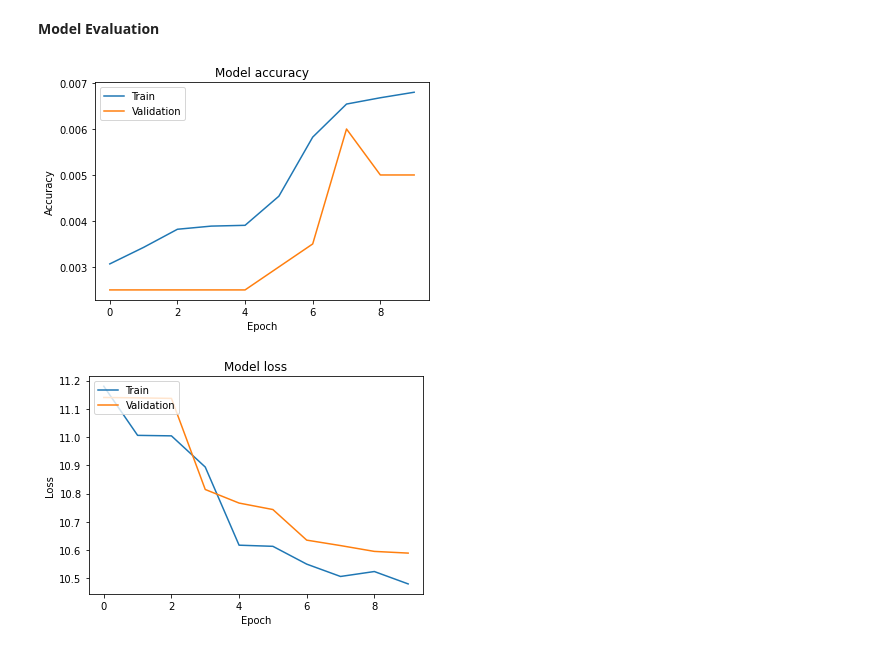
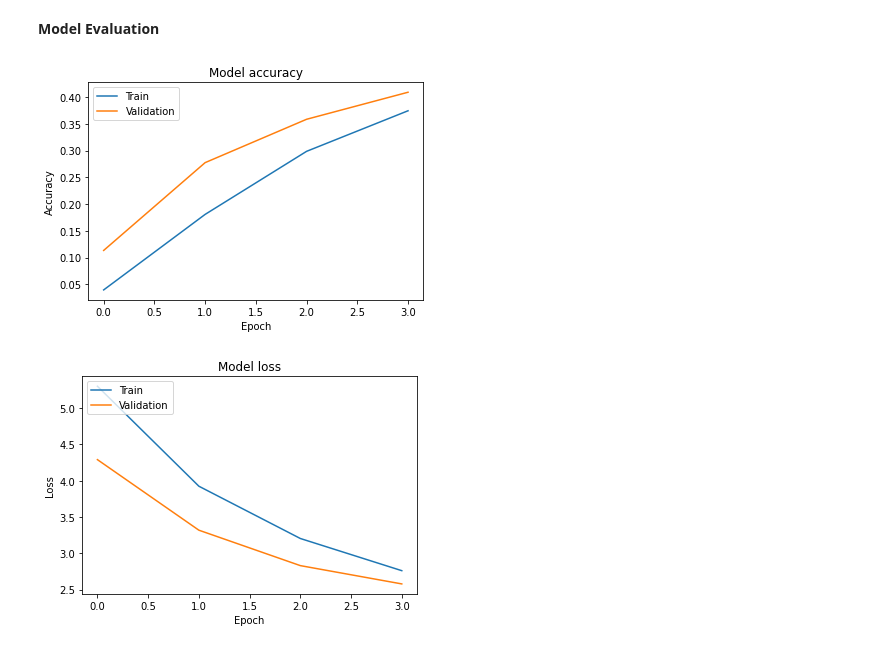
Before and after one commit to viktorFIIT/ann, a Jupyter notebook: softmax-cnn/1-experiment.ipynb, the cells around one changed output. Cells and saved outputs as stored; diff of their text form; code cells hidden in the pictures.

Commit message:
first to third experiment

```diff
--- a/softmax-cnn/1-experiment.ipynb
+++ b/softmax-cnn/1-experiment.ipynb
@@ -40,21 +49,21 @@ data_iterator = ImageDataGenerator(rescale=1./255,)
 # %%
 train_data = data_iterator.flow_from_directory(
     directory = TRAIN_DIR,
-    batch_size = 32,
+    batch_size = 64,
     shuffle=True,
     class_mode="categorical",
     target_size=(224,224))
 
 validation_data = data_iterator.flow_from_directory(
     directory = VALIDATION_DIR,
-    batch_size = 32,
+    batch_size = 64,
     shuffle = True,
     class_mode="categorical",
     target_size=(224, 224))
 
 test_data = data_iterator.flow_from_directory(
     directory = TEST_DIR,
-    batch_size=32,
+    batch_size=64,
     shuffle=True,
     class_mode="categorical",
     target_size=(224, 224))
@@ -106,20 +115,18 @@ model.add(MaxPooling2D(pool_size=(2, 2)))
 
 # and finally mlp
 model.add(Flatten())
-model.add(Dense(64, activation="relu"))
-model.add(Dense(Train_Category_count, activation="relu"))
+model.add(Dense(32))
+model.add(Activation('relu'))
+model.add(Dense(Train_Category_count))
+model.add(Activation('softmax'))
 
 model.compile(optimizer = "adam",
                loss = 'categorical_crossentropy',
                metrics = ['accuracy'])
 
-EPOCHS = 10
-BATCH_SIZE = 50 # set up such it enables us to apply batch normalization after activation
+EPOCHS = 4
 
-# stop if there is no big training progress towards good accuracy after 5 epochs
-# stop training if the model cannot pass at least 0.5 accuracy after 5 epochs
-earlyStopCallback = EarlyStopping(monitor='accuracy', mode='max', verbose=1, patience=5, min_delta = 1, baseline=0.5)
-
-history = model.fit(train_data, epochs=EPOCHS, batch_size=BATCH_SIZE, validation_data = validation_data,
-                    steps_per_epoch=len(train_data), validation_steps = len(validation_data), callbacks=[earlyStopCallback])
+# do not specify batch sizes here, because generators declared above generate batches
+history = model.fit(train_data, epochs=EPOCHS, validation_data = validation_data,
+                    steps_per_epoch=len(train_data), validation_steps = len(validation_data))
 # %% [output]
@@ -148,19 +143,23 @@ Epoch 10/10
 # %%
 plt.plot(history.history['accuracy'])
 plt.plot(history.history['val_accuracy'])
 plt.title('Model accuracy')
 plt.ylabel('Accuracy')
 plt.xlabel('Epoch')
 plt.legend(['Train', 'Validation'], loc='upper left')
 plt.show()
 
 plt.plot(history.history['loss'])
 plt.plot(history.history['val_loss'])
 plt.title('Model loss')
 plt.ylabel('Loss')
 plt.xlabel('Epoch')
 plt.legend(['Train', 'Validation'], loc='upper left')
 plt.show()
+
+# save model for later use
+
+model.save(os.getcwd() + '/model-from-3-experiment.h5')
 # %% [output]
-[figure, old version]
+[figure, new version]
-[figure, old version]
+[figure, new version]
```
Also changed, not shown: parts of 7 cells of this notebook, 4 other files.
